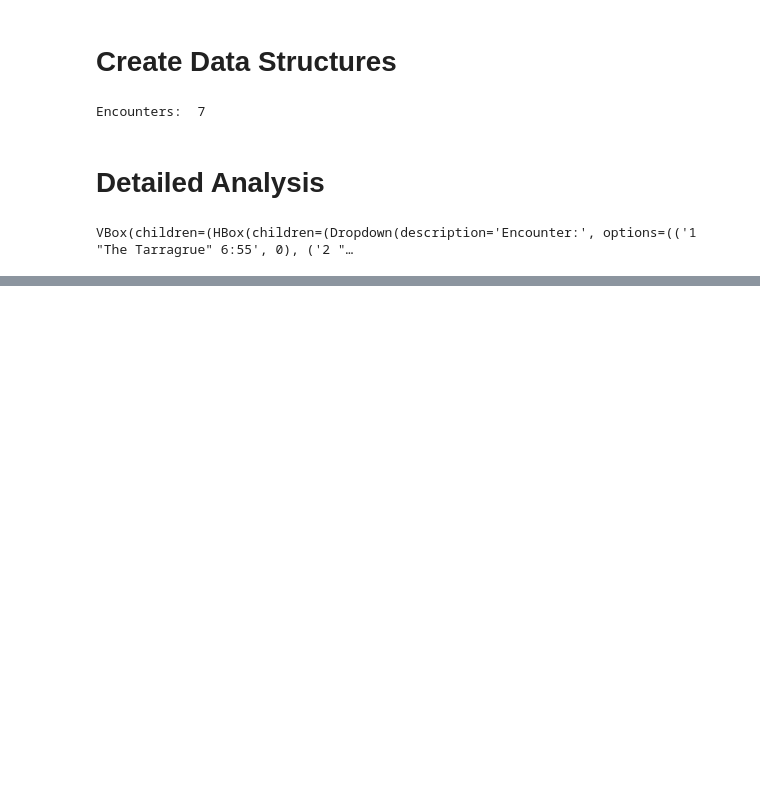
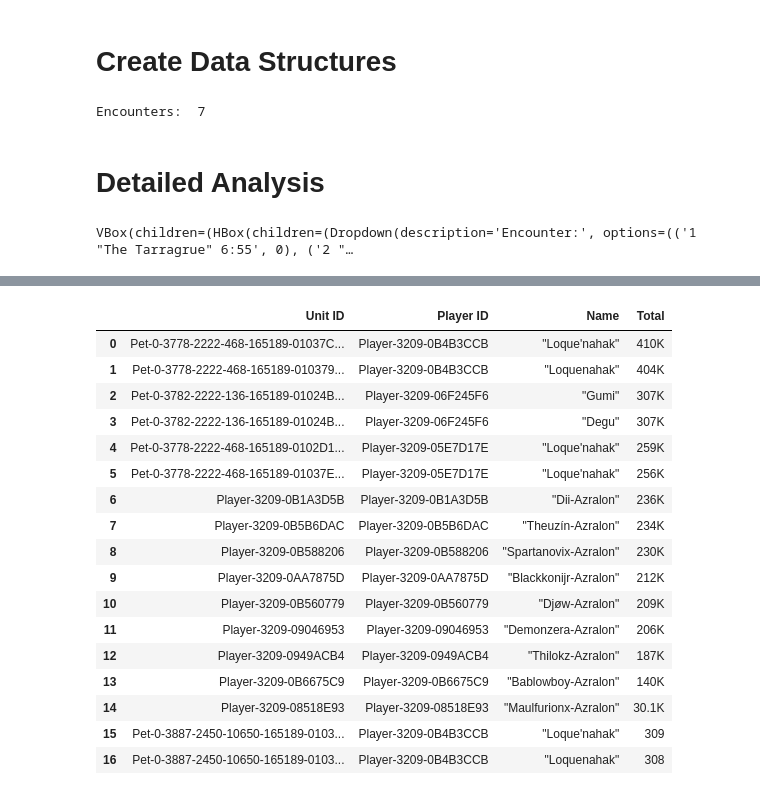
Before and after one commit to mjsmagalhaes/examples-datascience, a Jupyter notebook: wow_log.ipynb, the cells around one changed output, grey strips where cells are left out. Cells and saved outputs as stored; diff of their text form; code cells hidden in the pictures; blank space fills up the shorter version.

```diff
--- a/wow_log.ipynb
+++ b/wow_log.ipynb
@@ -127,0 +145,21 @@ str(date.timedelta(microseconds = int(e.end[6]) * 1000))
+# %%
+e.getReport().showMeleeDamage()
+# %% [output]
+|  | Unit ID | Player ID | Name | Total |
+| 0 | Pet-0-3778-2222-468-165189-01037C... | Player-3209-0B4B3CCB | "Loque'nahak" | 410K |
+| 1 | Pet-0-3778-2222-468-165189-010379... | Player-3209-0B4B3CCB | "Loquenahak" | 404K |
+| 2 | Pet-0-3782-2222-136-165189-01024B... | Player-3209-06F245F6 | "Gumi" | 307K |
+| 3 | Pet-0-3782-2222-136-165189-01024B... | Player-3209-06F245F6 | "Degu" | 307K |
+| 4 | Pet-0-3778-2222-468-165189-0102D1... | Player-3209-05E7D17E | "Loque'nahak" | 259K |
+| 5 | Pet-0-3778-2222-468-165189-01037E... | Player-3209-05E7D17E | "Loque'nahak" | 256K |
+| 6 | Player-3209-0B1A3D5B | Player-3209-0B1A3D5B | "Dii-Azralon" | 236K |
+| 7 | Player-3209-0B5B6DAC | Player-3209-0B5B6DAC | "Theuzín-Azralon" | 234K |
+| 8 | Player-3209-0B588206 | Player-3209-0B588206 | "Spartanovix-Azralon" | 230K |
+| 9 | Player-3209-0AA7875D | Player-3209-0AA7875D | "Blackkonijr-Azralon" | 212K |
+| 10 | Player-3209-0B560779 | Player-3209-0B560779 | "Djøw-Azralon" | 209K |
+| 11 | Player-3209-09046953 | Player-3209-09046953 | "Demonzera-Azralon" | 206K |
+| 12 | Player-3209-0949ACB4 | Player-3209-0949ACB4 | "Thilokz-Azralon" | 187K |
+| 13 | Player-3209-0B6675C9 | Player-3209-0B6675C9 | "Bablowboy-Azralon" | 140K |
+| 14 | Player-3209-08518E93 | Player-3209-08518E93 | "Maulfurionx-Azralon" | 30.1K |
+| 15 | Pet-0-3887-2450-10650-165189-0103... | Player-3209-0B4B3CCB | "Loque'nahak" | 309 |
+| 16 | Pet-0-3887-2450-10650-165189-0103... | Player-3209-0B4B3CCB | "Loquenahak" | 308 |
```
Also changed, not shown: parts of 10 cells of this notebook, 1 other file.
